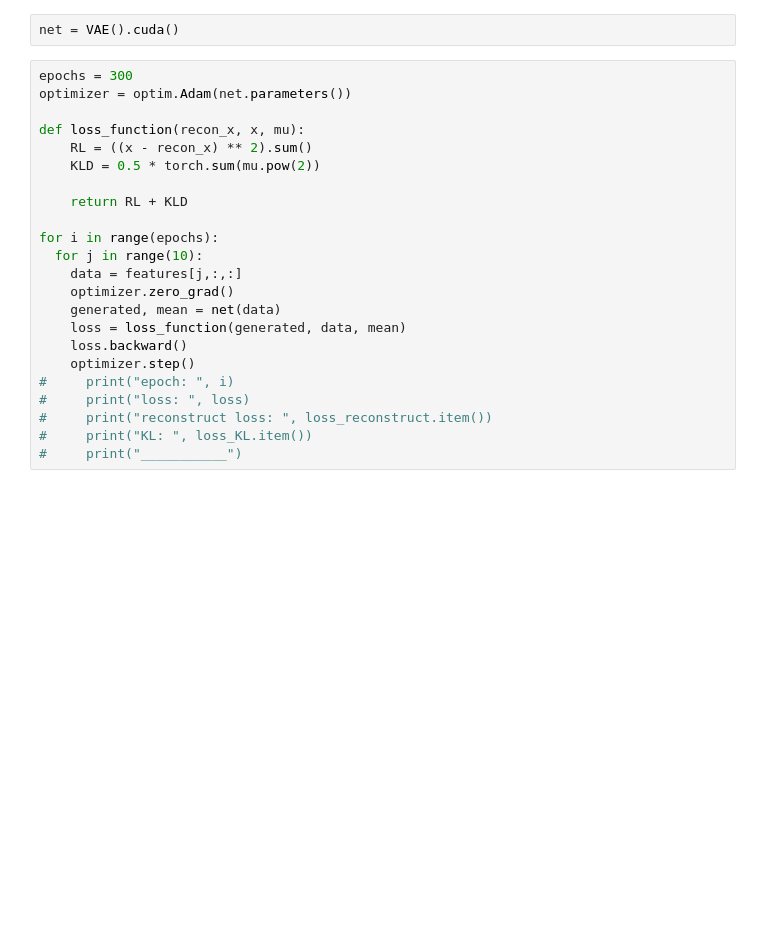
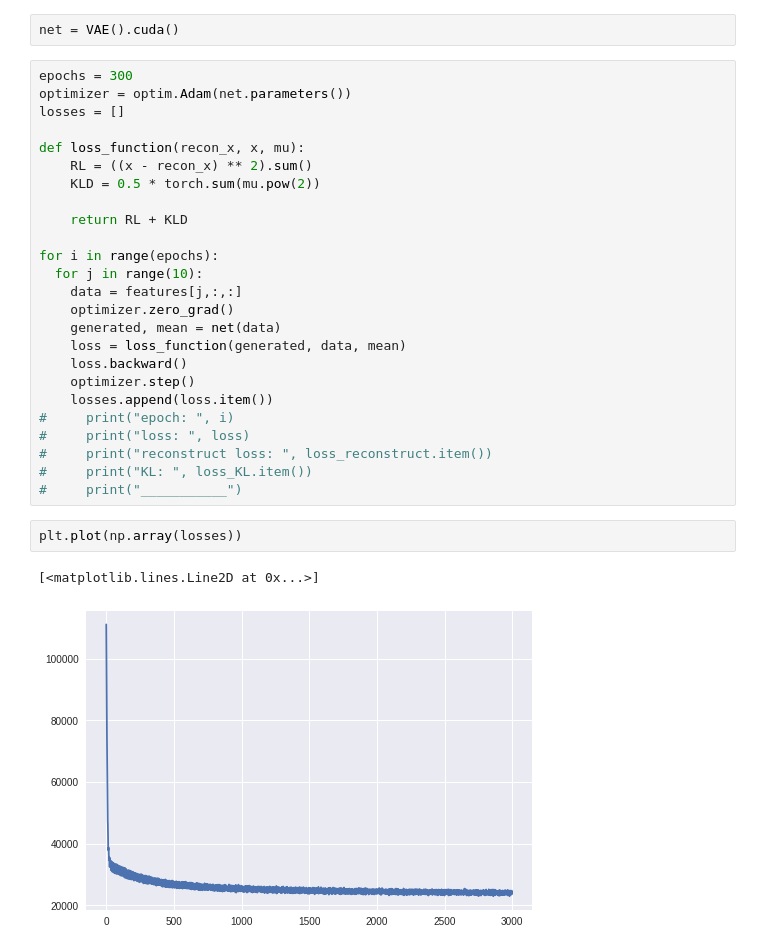
Before and after one commit to Maaarcocr/CW1DL, a Jupyter notebook: vae/Untitled.ipynb, the cells around one changed output. Drawn from its saved outputs; the diff is of its cells as text; blank space fills up the shorter version.

Commit message:
plotting loss in vae

```diff
--- a/vae/Untitled.ipynb
+++ b/vae/Untitled.ipynb
@@ -76,6 +76,7 @@ net = VAE().cuda()
 # %%
 epochs = 300
 optimizer = optim.Adam(net.parameters())
+losses = []
 
 def loss_function(recon_x, x, mu):
     RL = ((x - recon_x) ** 2).sum()
@@ -91,8 +92,14 @@ for i in range(epochs):
     loss = loss_function(generated, data, mean)
     loss.backward()
     optimizer.step()
+    losses.append(loss.item())
 #     print("epoch: ", i)
 #     print("loss: ", loss)
 #     print("reconstruct loss: ", loss_reconstruct.item())
 #     print("KL: ", loss_KL.item())
 #     print("___________")
+# %%
+plt.plot(np.array(losses))
+# %% [output]
+[<matplotlib.lines.Line2D at 0x...>]
+[figure, added]
```
Also changed, not shown: parts of 3 cells of this notebook.
